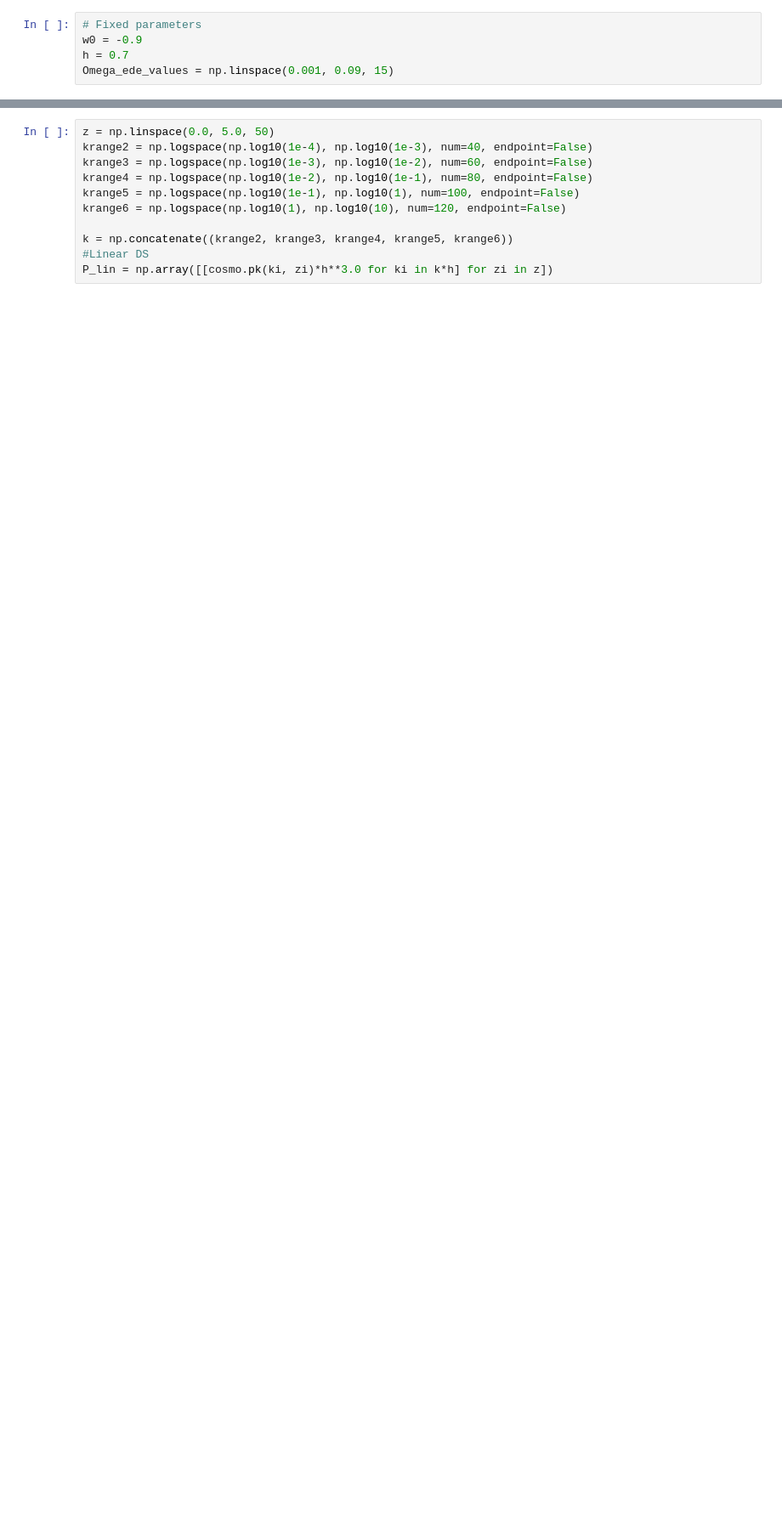
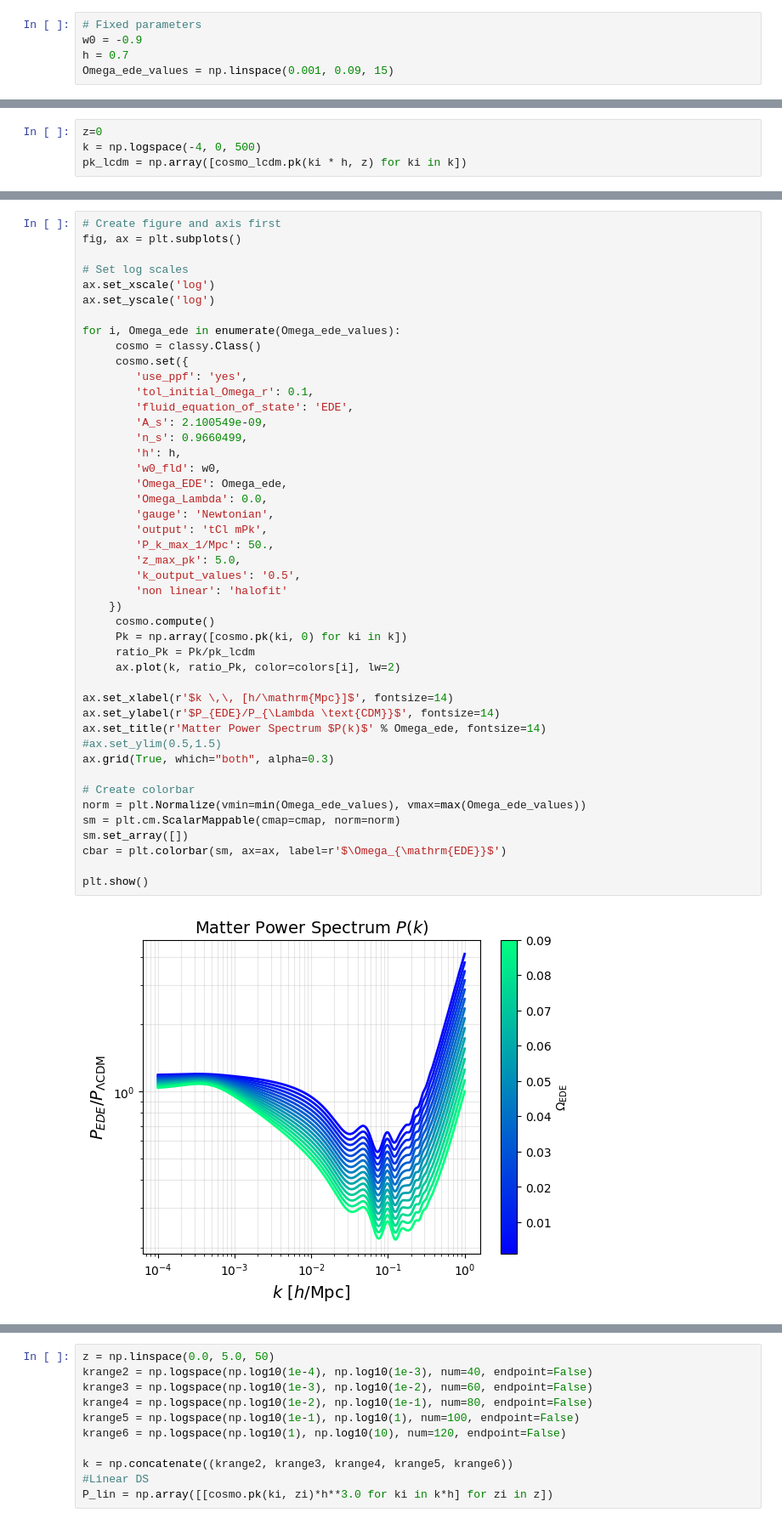
Before and after one commit to mazapataa/EDE, a Jupyter notebook: class_ede/notebooks/EDE_model.ipynb, the cells around one changed output, grey strips where cells are left out. Shown: that part at 85% size. Drawn from its saved outputs; the diff is of its cells as text; blank space fills up the shorter version.

Commit message:
pk ratio

```diff
--- a/class_ede/notebooks/EDE_model.ipynb
+++ b/class_ede/notebooks/EDE_model.ipynb
@@ -182,0 +156,4 @@ plt.grid(True, which="both", alpha=0.3)
+# %%
+z=0
+k = np.logspace(-4, 0, 500)
+pk_lcdm = np.array([cosmo_lcdm.pk(ki * h, z) for ki in k])
@@ -183,3 +206,50 @@ plt.grid(True, which="both", alpha=0.3)
+# %%
+# Create figure and axis first
+fig, ax = plt.subplots()
+
+# Set log scales
+ax.set_xscale('log')
+ax.set_yscale('log')
+
+for i, Omega_ede in enumerate(Omega_ede_values):
+     cosmo = classy.Class()
+     cosmo.set({
+        'use_ppf': 'yes',
+        'tol_initial_Omega_r': 0.1,
+        'fluid_equation_of_state': 'EDE',
+        'A_s': 2.100549e-09,
+        'n_s': 0.9660499,
+        'h': h,
+        'w0_fld': w0,
+        'Omega_EDE': Omega_ede,
+        'Omega_Lambda': 0.0,
+        'gauge': 'Newtonian',
+        'output': 'tCl mPk',
+        'P_k_max_1/Mpc': 50.,
+        'z_max_pk': 5.0,
+        'k_output_values': '0.5',
+        'non linear': 'halofit'
+    })
+     cosmo.compute()
+     Pk = np.array([cosmo.pk(ki, 0) for ki in k])
+     ratio_Pk = Pk/pk_lcdm
+     ax.plot(k, ratio_Pk, color=colors[i], lw=2)
+
+ax.set_xlabel(r'$k \,\, [h/\mathrm{Mpc}]$', fontsize=14)
+ax.set_ylabel(r'$P_{EDE}/P_{\Lambda \text{CDM}}$', fontsize=14)
+ax.set_title(r'Matter Power Spectrum $P(k)$' % Omega_ede, fontsize=14)
+#ax.set_ylim(0.5,1.5)
+ax.grid(True, which="both", alpha=0.3)
+
+# Create colorbar
+norm = plt.Normalize(vmin=min(Omega_ede_values), vmax=max(Omega_ede_values))
+sm = plt.cm.ScalarMappable(cmap=cmap, norm=norm)
+sm.set_array([])
+cbar = plt.colorbar(sm, ax=ax, label=r'$\Omega_{\mathrm{EDE}}$')
+
+plt.show()
+# %% [output]
+[figure, added]
 # %%
 cosmo.sigma8()
 # %% [output]
```
Also changed, not shown: parts of 5 cells of this notebook.
